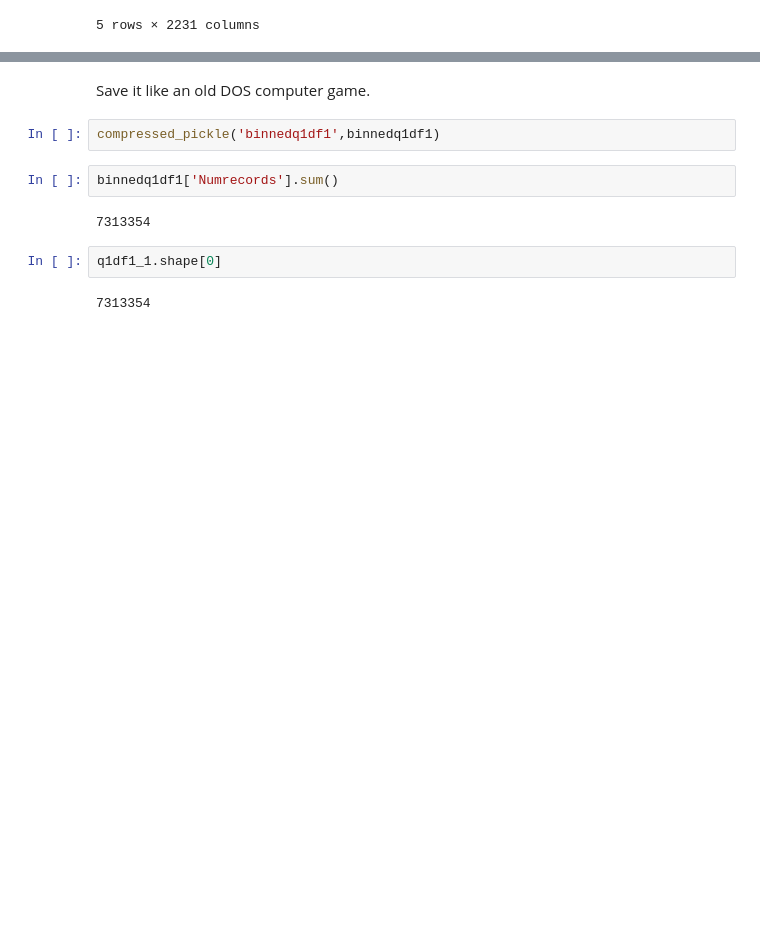
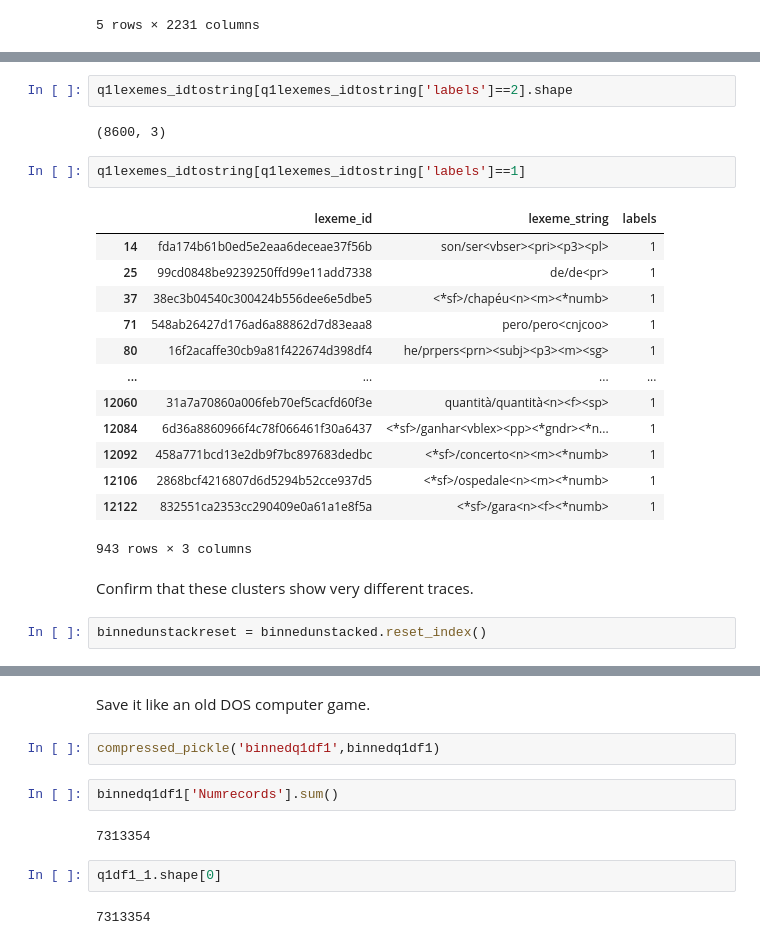
Before and after one commit to rts1988/Duolingo_spaced_repetition, a Jupyter notebook: Duolingo_q1_lexeme_featureselection.ipynb, the cells around one changed output, grey strips where cells are left out. Drawn from its saved outputs; the diff is of its cells as text; blank space fills up the shorter version.

```diff
--- a/Duolingo_q1_lexeme_featureselection.ipynb
+++ b/Duolingo_q1_lexeme_featureselection.ipynb
@@ -189,0 +273,24 @@ KeyError: ignored
+# %%
+q1lexemes_idtostring[q1lexemes_idtostring['labels']==2].shape
+# %% [output]
+(8600, 3)
+# %%
+q1lexemes_idtostring[q1lexemes_idtostring['labels']==1]
+# %% [output]
+|  | lexeme_id | lexeme_string | labels |
+| 14 | fda174b61b0ed5e2eaa6deceae37f56b | son/ser<vbser><pri><p3><pl> | 1 |
+| 25 | 99cd0848be9239250ffd99e11add7338 | de/de<pr> | 1 |
+| 37 | 38ec3b04540c300424b556dee6e5dbe5 | <*sf>/chapéu<n><m><*numb> | 1 |
+| 71 | 548ab26427d176ad6a88862d7d83eaa8 | pero/pero<cnjcoo> | 1 |
+| 80 | 16f2acaffe30cb9a81f422674d398df4 | he/prpers<prn><subj><p3><m><sg> | 1 |
+| ... | ... | ... | ... |
+| 12060 | 31a7a70860a006feb70ef5cacfd60f3e | quantità/quantità<n><f><sp> | 1 |
+| 12084 | 6d36a8860966f4c78f066461f30a6437 | <*sf>/ganhar<vblex><pp><*gndr><*n... | 1 |
+| 12092 | 458a771bcd13e2db9f7bc897683dedbc | <*sf>/concerto<n><m><*numb> | 1 |
+| 12106 | 2868bcf4216807d6d5294b52cce937d5 | <*sf>/ospedale<n><m><*numb> | 1 |
+| 12122 | 832551ca2353cc290409e0a61a1e8f5a | <*sf>/gara<n><f><*numb> | 1 |
+943 rows × 3 columns
+# %% [markdown]
+Confirm that these clusters show very different traces.
+# %%
+binnedunstackreset = binnedunstacked.reset_index()
```
Also changed, not shown: parts of 28 cells of this notebook.
